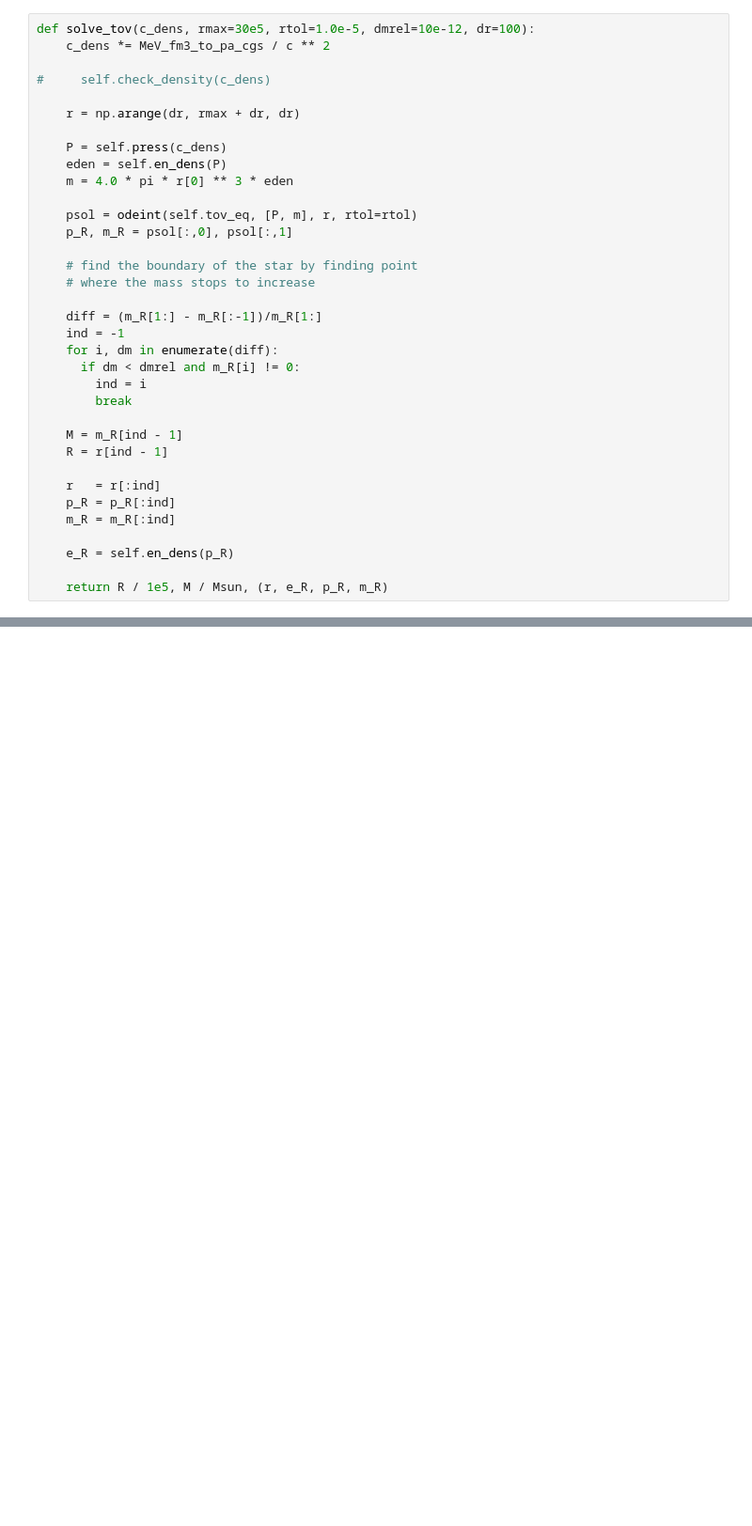
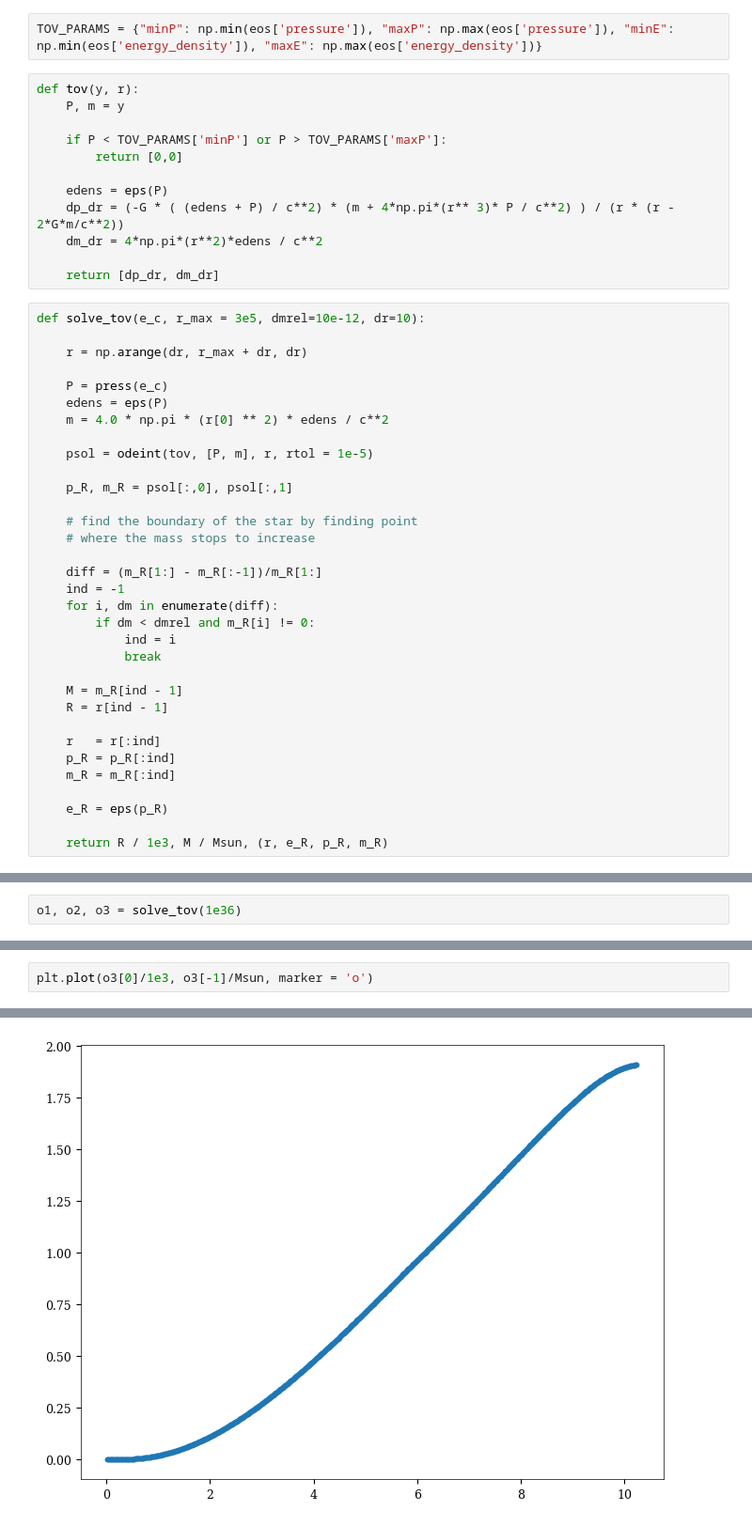
Before and after one commit to aswinsuresh24/NS_EoS, a Jupyter notebook: tovsolver.ipynb, the cells around one changed output, grey strips where cells are left out. Shown: that part at 94% size. Cells and saved outputs as stored; diff of their text form; blank space fills up the shorter version.

Commit message:
solve tov

```diff
--- a/tovsolver.ipynb
+++ b/tovsolver.ipynb
@@ -27,16 +43,28 @@ pi = math.pi
+# %%
+TOV_PARAMS = {"minP": np.min(eos['pressure']), "maxP": np.max(eos['pressure']), "minE": np.min(eos['energy_density']), "maxE": np.max(eos['energy_density'])}
+# %%
+def tov(y, r):
+    P, m = y
+
+    if P < TOV_PARAMS['minP'] or P > TOV_PARAMS['maxP']:
+        return [0,0]
+
+    edens = eps(P)
+    dp_dr = (-G * ( (edens + P) / c**2) * (m + 4*np.pi*(r** 3)* P / c**2) ) / (r * (r - 2*G*m/c**2))
+    dm_dr = 4*np.pi*(r**2)*edens / c**2
+
+    return [dp_dr, dm_dr]
 # %%
-def solve_tov(c_dens, rmax=30e5, rtol=1.0e-5, dmrel=10e-12, dr=100):
-    c_dens *= MeV_fm3_to_pa_cgs / c ** 2
+def solve_tov(e_c, r_max = 3e5, dmrel=10e-12, dr=10):
 
-#     self.check_density(c_dens)
+    r = np.arange(dr, r_max + dr, dr)
 
-    r = np.arange(dr, rmax + dr, dr)
+    P = press(e_c)
+    edens = eps(P)
+    m = 4.0 * np.pi * (r[0] ** 2) * edens / c**2
 
-    P = self.press(c_dens)
-    eden = self.en_dens(P)
-    m = 4.0 * pi * r[0] ** 3 * eden
+    psol = odeint(tov, [P, m], r, rtol = 1e-5)
 
-    psol = odeint(self.tov_eq, [P, m], r, rtol=rtol)
     p_R, m_R = psol[:,0], psol[:,1]
 
     # find the boundary of the star by finding point
@@ -45,9 +73,9 @@ def solve_tov(c_dens, rmax=30e5, rtol=1.0e-5, dmrel=10e-12, dr=100):
     diff = (m_R[1:] - m_R[:-1])/m_R[1:]
     ind = -1
     for i, dm in enumerate(diff):
-      if dm < dmrel and m_R[i] != 0:
-        ind = i
-        break
+        if dm < dmrel and m_R[i] != 0:
+            ind = i
+            break
 
     M = m_R[ind - 1]
     R = r[ind - 1]
@@ -56,6 +84,6 @@ def solve_tov(c_dens, rmax=30e5, rtol=1.0e-5, dmrel=10e-12, dr=100):
     p_R = p_R[:ind]
     m_R = m_R[:ind]
 
-    e_R = self.en_dens(p_R)
+    e_R = eps(p_R)
 
-    return R / 1e5, M / Msun, (r, e_R, p_R, m_R)
+    return R / 1e3, M / Msun, (r, e_R, p_R, m_R)
@@ -61,0 +108,2 @@ def solve_tov(c_dens, rmax=30e5, rtol=1.0e-5, dmrel=10e-12, dr=100):
+# %%
+o1, o2, o3 = solve_tov(1e36)
@@ -61,0 +114,3 @@ def solve_tov(c_dens, rmax=30e5, rtol=1.0e-5, dmrel=10e-12, dr=100):
+# %%
+plt.plot(o3[0]/1e3, o3[-1]/Msun, marker = 'o')
+# %% [output]
@@ -61,0 +118 @@ def solve_tov(c_dens, rmax=30e5, rtol=1.0e-5, dmrel=10e-12, dr=100):
+[figure, added]
```
Also changed, not shown: parts of 31 cells of this notebook, 1 other file.
